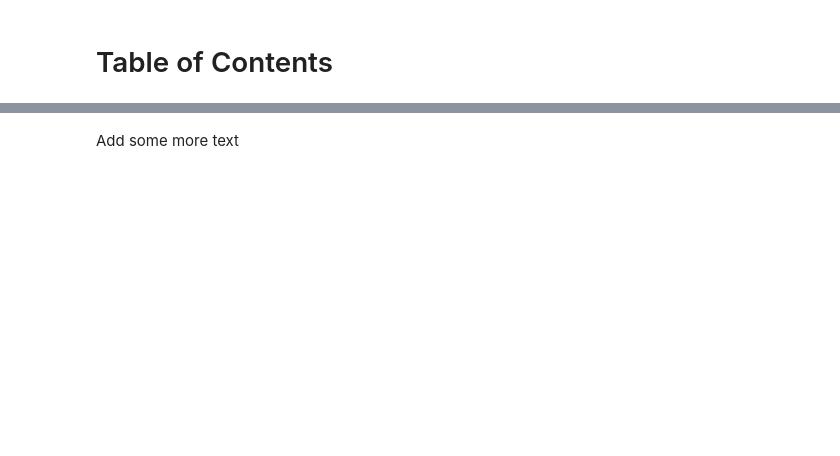
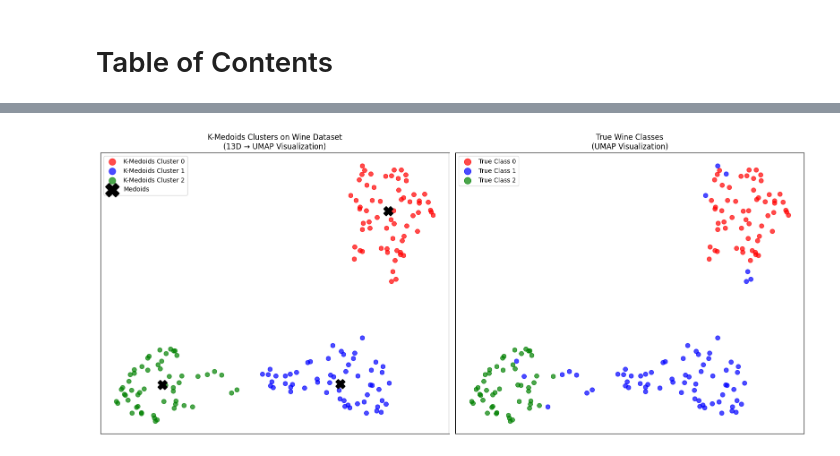
Before and after one commit to Jamoser123/PNR_Advanced_DataScience, a Jupyter notebook: 3_Clustering/HandsOn_Clustering.ipynb, the cells around one changed output, grey strips where cells are left out. Drawn from its saved outputs; the diff is of its cells as text; code cells hidden in the pictures; blank space fills up the shorter version.

```diff
--- a/3_Clustering/HandsOn_Clustering.ipynb
+++ b/3_Clustering/HandsOn_Clustering.ipynb
@@ -90,2 +374,73 @@ TODO: Add some text and comments, transition to Partitioning Around Medoids
-# %% [markdown]
-Add some more text
+# %%
+import kmedoids
+import matplotlib.pyplot as plt
+import numpy as np
+from sklearn.metrics import pairwise_distances, adjusted_rand_score, silhouette_score
+
+# K-Medoids clustering on original high-dimensional data (13 chemical features)
+kmed = kmedoids.KMedoids(n_clusters=3, random_state=42)
+euclidean_dist = pairwise_distances(X_umap, metric='euclidean')
+
+kmed.fit(euclidean_dist)
+
+# Prepare colors for 3 clusters/classes
+colors = ['red', 'blue', 'green']
+wine_class_names = ['Class 0', 'Class 1', 'Class 2']
+
+fig, axs = plt.subplots(1, 2, figsize=(16, 7))
+
+# --- K-Medoids subplot ---
+for i in range(3):
+    idx = kmed.labels_ == i
+    axs[0].scatter(X_umap[idx, 0], X_umap[idx, 1], s=50, alpha=0.7,
+                   color=colors[i], label=f"K-Medoids Cluster {i}")
+
+# Plot medoids (actual wine samples that are cluster centers)
+medoids_umap = X_umap[kmed.medoid_indices_]
+axs[0].scatter(medoids_umap[:, 0], medoids_umap[:, 1],
+               c='black', marker='X', s=200, linewidth=2, label='Medoids')
+
+axs[0].set_title('K-Medoids Clusters on Wine Dataset\n(13D → UMAP Visualization)', fontsize=12)
+axs[0].legend(markerscale=1.5)
+
+# --- True Labels subplot ---
+for i in range(3):
+    idx = y == i
+    axs[1].scatter(X_umap[idx, 0], X_umap[idx, 1], s=50, alpha=0.7,
+                   color=colors[i], label=f"True {wine_class_names[i]}")
+
+axs[1].set_title('True Wine Classes\n(UMAP Visualization)', fontsize=12)
+axs[1].legend(markerscale=1.5)
+
+for ax in axs:
+    ax.set_xticks([])
+    ax.set_yticks([])
+    ax.grid(True, alpha=0.3)
+
+plt.tight_layout()
+plt.show()
+
+# Performance evaluation
+#ari_medoids = adjusted_rand_score(y, kmed.labels_)
+#silhouette_medoids = silhouette_score(X_scaled, kmed.labels_)
+
+#print("🍷 K-MEDOIDS CLUSTERING RESULTS:")
+#print("=" * 45)
+#print(f"📊 Clustering performed on original 13-dimensional chemical data")
+#print(f"🎯 UMAP used only for 2D visualization of results")
+#print(f"🔬 Medoids are actual wine samples (indices: {kmed.medoid_indices_})")
+#print(f"\n📈 PERFORMANCE METRICS:")
+#print(f"- Adjusted Rand Index: {ari_medoids:.3f}")
+#print(f"- Silhouette Score: {silhouette_medoids:.3f}")
+#print(f"\n🆚 COMPARISON WITH K-MEANS:")
+#print(f"- K-Means ARI: {ari:.3f} vs K-Medoids ARI: {ari_medoids:.3f}")
+#print(f"- K-Means Silhouette: {silhouette:.3f} vs K-Medoids Silhouette: {silhouette_medoids:.3f}")
+
+#if ari_medoids > ari:
+#    print("✅ K-Medoids performed better!")
+#elif abs(ari_medoids - ari) < 0.05:
+#    print("⚖️  Similar performance - both methods work well")
+#else:
+#    print("✅ K-Means performed better!")
+# %% [output]
+[figure, added]
```
Also changed, not shown: parts of 36 cells of this notebook.
